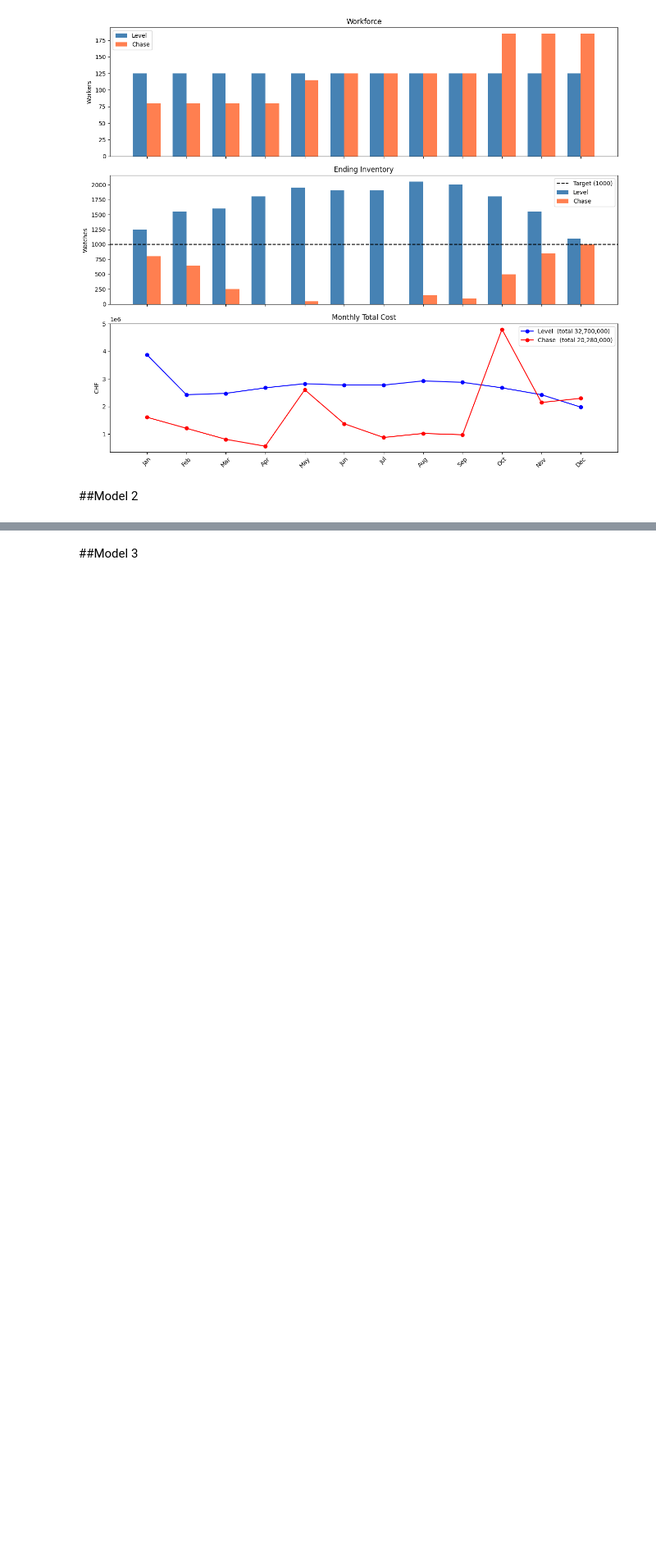
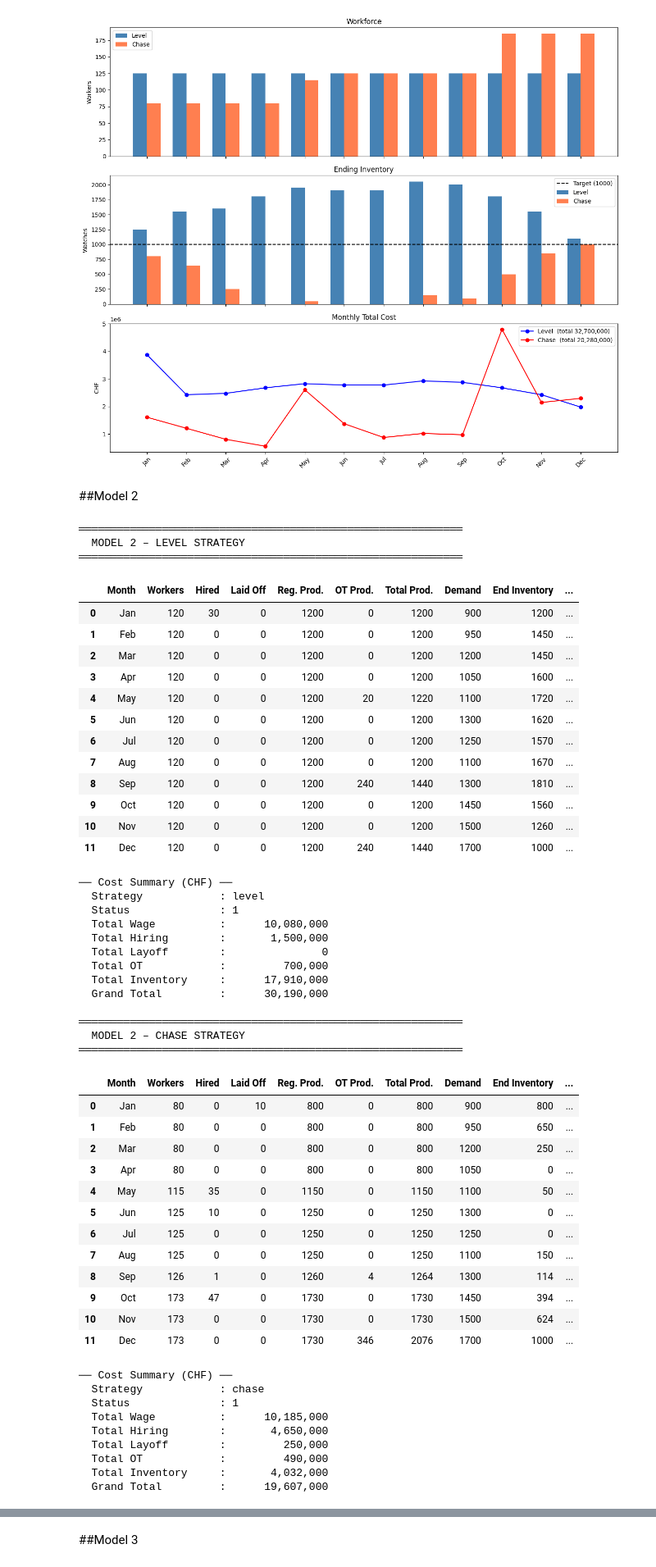
Before and after one commit to twillixa/PPS, a Jupyter notebook: Main_1_fixed.ipynb, the cells around one changed output, grey strips where cells are left out. Shown at 82% size. Saved outputs shown, nothing was run; the diff lists cells and outputs as text; code cells hidden in the pictures; blank space fills up the shorter version.

```diff
--- a/Main_1_fixed.ipynb
+++ b/Main_1_fixed.ipynb
@@ -460,0 +577,69 @@ plt.show()
+# %%
+# ── Run both strategies ───────────────────────────────────────────────────────
+
+pd.set_option("display.float_format", "{:,.0f}".format)
+
+for strat in ("level", "chase"):
+    df, s = solve_model2(strategy=strat)
+    print(f"\n{'═'*60}")
+    print(f"  MODEL 2 – {strat.upper()} STRATEGY")
+    print(f"{'═'*60}")
+    display(df)
+    print(f"\n── Cost Summary (CHF) ──")
+    for k, v in s.items():
+        if k in ("Strategy", "Status"):
+            print(f"  {k:<20}: {v}")
+        else:
+            print(f"  {k:<20}: {v:>15,.0f}")
+# %% [output]
+════════════════════════════════════════════════════════════
+  MODEL 2 – LEVEL STRATEGY
+════════════════════════════════════════════════════════════
+|  | Month | Workers | Hired | Laid Off | Reg. Prod. | OT Prod. | Total Prod. | Demand | End Inventory | ... |
+| 0 | Jan | 120 | 30 | 0 | 1200 | 0 | 1200 | 900 | 1200 | ... |
+| 1 | Feb | 120 | 0 | 0 | 1200 | 0 | 1200 | 950 | 1450 | ... |
+| 2 | Mar | 120 | 0 | 0 | 1200 | 0 | 1200 | 1200 | 1450 | ... |
+| 3 | Apr | 120 | 0 | 0 | 1200 | 0 | 1200 | 1050 | 1600 | ... |
+| 4 | May | 120 | 0 | 0 | 1200 | 20 | 1220 | 1100 | 1720 | ... |
+| 5 | Jun | 120 | 0 | 0 | 1200 | 0 | 1200 | 1300 | 1620 | ... |
+| 6 | Jul | 120 | 0 | 0 | 1200 | 0 | 1200 | 1250 | 1570 | ... |
+| 7 | Aug | 120 | 0 | 0 | 1200 | 0 | 1200 | 1100 | 1670 | ... |
+| 8 | Sep | 120 | 0 | 0 | 1200 | 240 | 1440 | 1300 | 1810 | ... |
+| 9 | Oct | 120 | 0 | 0 | 1200 | 0 | 1200 | 1450 | 1560 | ... |
+| 10 | Nov | 120 | 0 | 0 | 1200 | 0 | 1200 | 1500 | 1260 | ... |
+| 11 | Dec | 120 | 0 | 0 | 1200 | 240 | 1440 | 1700 | 1000 | ... |
+── Cost Summary (CHF) ──
+  Strategy            : level
+  Status              : 1
+  Total Wage          :      10,080,000
+  Total Hiring        :       1,500,000
+  Total Layoff        :               0
+  Total OT            :         700,000
+  Total Inventory     :      17,910,000
+  Grand Total         :      30,190,000
+
+════════════════════════════════════════════════════════════
+  MODEL 2 – CHASE STRATEGY
+════════════════════════════════════════════════════════════
+|  | Month | Workers | Hired | Laid Off | Reg. Prod. | OT Prod. | Total Prod. | Demand | End Inventory | ... |
+| 0 | Jan | 80 | 0 | 10 | 800 | 0 | 800 | 900 | 800 | ... |
+| 1 | Feb | 80 | 0 | 0 | 800 | 0 | 800 | 950 | 650 | ... |
+| 2 | Mar | 80 | 0 | 0 | 800 | 0 | 800 | 1200 | 250 | ... |
+| 3 | Apr | 80 | 0 | 0 | 800 | 0 | 800 | 1050 | 0 | ... |
+| 4 | May | 115 | 35 | 0 | 1150 | 0 | 1150 | 1100 | 50 | ... |
+| 5 | Jun | 125 | 10 | 0 | 1250 | 0 | 1250 | 1300 | 0 | ... |
+| 6 | Jul | 125 | 0 | 0 | 1250 | 0 | 1250 | 1250 | 0 | ... |
+| 7 | Aug | 125 | 0 | 0 | 1250 | 0 | 1250 | 1100 | 150 | ... |
+| 8 | Sep | 126 | 1 | 0 | 1260 | 4 | 1264 | 1300 | 114 | ... |
+| 9 | Oct | 173 | 47 | 0 | 1730 | 0 | 1730 | 1450 | 394 | ... |
+| 10 | Nov | 173 | 0 | 0 | 1730 | 0 | 1730 | 1500 | 624 | ... |
+| 11 | Dec | 173 | 0 | 0 | 1730 | 346 | 2076 | 1700 | 1000 | ... |
+── Cost Summary (CHF) ──
+  Strategy            : chase
+  Status              : 1
+  Total Wage          :      10,185,000
+  Total Hiring        :       4,650,000
+  Total Layoff        :         250,000
+  Total OT            :         490,000
+  Total Inventory     :       4,032,000
+  Grand Total         :      19,607,000
```
Also changed, not shown: parts of 7 cells of this notebook.
